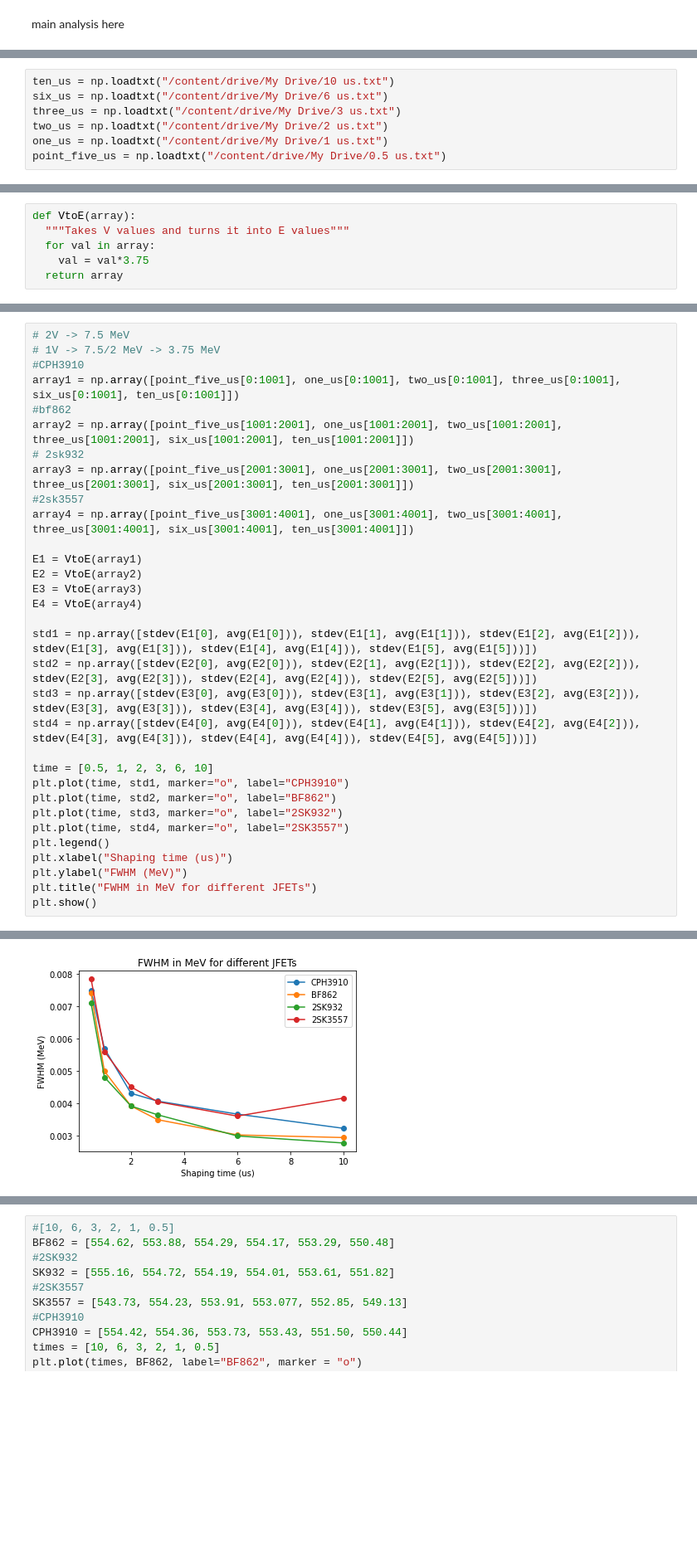
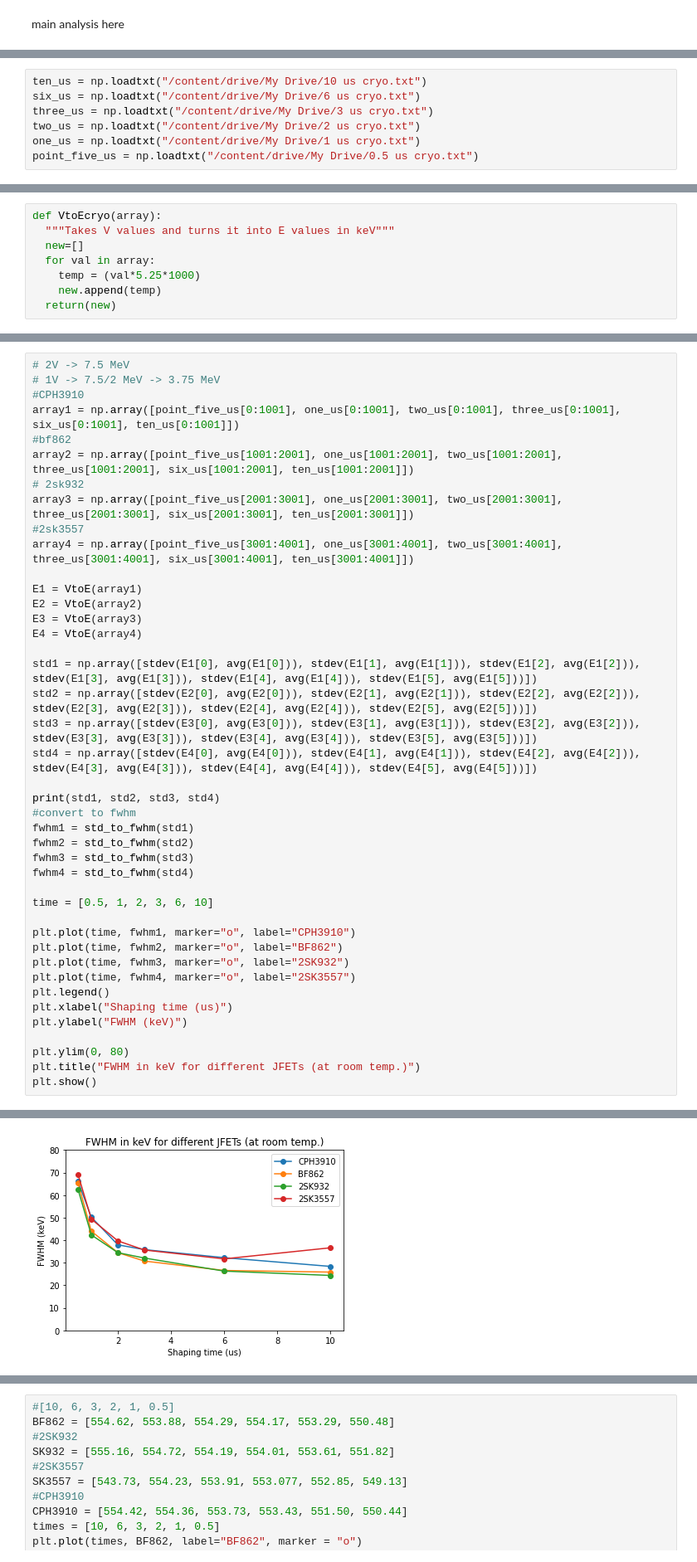
Before and after one commit to arathi-suraj/aramaki-lab-code, a Jupyter notebook: charge_preamp_peak_test (1).ipynb, the cells around one changed output, grey strips where cells are left out. Shown: that part at 83% size. Saved outputs shown, nothing was run; the diff lists cells and outputs as text; blank space fills up the shorter version.

```diff
--- a/charge_preamp_peak_test (1).ipynb
+++ b/charge_preamp_peak_test (1).ipynb
@@ -176,7 +219,7 @@ main analysis here
 # %%
-ten_us = np.loadtxt("/content/drive/My Drive/10 us.txt")
-six_us = np.loadtxt("/content/drive/My Drive/6 us.txt")
-three_us = np.loadtxt("/content/drive/My Drive/3 us.txt")
-two_us = np.loadtxt("/content/drive/My Drive/2 us.txt")
-one_us = np.loadtxt("/content/drive/My Drive/1 us.txt")
-point_five_us = np.loadtxt("/content/drive/My Drive/0.5 us.txt")
+ten_us = np.loadtxt("/content/drive/My Drive/10 us cryo.txt")
+six_us = np.loadtxt("/content/drive/My Drive/6 us cryo.txt")
+three_us = np.loadtxt("/content/drive/My Drive/3 us cryo.txt")
+two_us = np.loadtxt("/content/drive/My Drive/2 us cryo.txt")
+one_us = np.loadtxt("/content/drive/My Drive/1 us cryo.txt")
+point_five_us = np.loadtxt("/content/drive/My Drive/0.5 us cryo.txt")
@@ -183,6 +253,8 @@ point_five_us = np.loadtxt("/content/drive/My Drive/0.5 us.txt")
 # %%
-def VtoE(array):
-  """Takes V values and turns it into E values"""
+def VtoEcryo(array):
+  """Takes V values and turns it into E values in keV"""
+  new=[]
   for val in array:
-    val = val*3.75
-  return array
+    temp = (val*5.25*1000)
+    new.append(temp)
+  return(new)
@@ -208,14 +431,24 @@ std2 = np.array([stdev(E2[0], avg(E2[0])), stdev(E2[1], avg(E2[1])), stdev(E2[2]
 std3 = np.array([stdev(E3[0], avg(E3[0])), stdev(E3[1], avg(E3[1])), stdev(E3[2], avg(E3[2])), stdev(E3[3], avg(E3[3])), stdev(E3[4], avg(E3[4])), stdev(E3[5], avg(E3[5]))])
 std4 = np.array([stdev(E4[0], avg(E4[0])), stdev(E4[1], avg(E4[1])), stdev(E4[2], avg(E4[2])), stdev(E4[3], avg(E4[3])), stdev(E4[4], avg(E4[4])), stdev(E4[5], avg(E4[5]))])
 
+print(std1, std2, std3, std4)
+#convert to fwhm
+fwhm1 = std_to_fwhm(std1)
+fwhm2 = std_to_fwhm(std2)
+fwhm3 = std_to_fwhm(std3)
+fwhm4 = std_to_fwhm(std4)
+
 time = [0.5, 1, 2, 3, 6, 10]
-plt.plot(time, std1, marker="o", label="CPH3910")
-plt.plot(time, std2, marker="o", label="BF862")
-plt.plot(time, std3, marker="o", label="2SK932")
-plt.plot(time, std4, marker="o", label="2SK3557")
+
+plt.plot(time, fwhm1, marker="o", label="CPH3910")
+plt.plot(time, fwhm2, marker="o", label="BF862")
+plt.plot(time, fwhm3, marker="o", label="2SK932")
+plt.plot(time, fwhm4, marker="o", label="2SK3557")
 plt.legend()
 plt.xlabel("Shaping time (us)")
-plt.ylabel("FWHM (MeV)")
-plt.title("FWHM in MeV for different JFETs")
+plt.ylabel("FWHM (keV)")
+
+plt.ylim(0, 80)
+plt.title("FWHM in keV for different JFETs (at room temp.)")
 plt.show()
 # %% [output]
@@ -222 +456 @@ plt.show()
-[figure, old version]
+[figure, new version]
```
Also changed, not shown: parts of 42 cells of this notebook.
